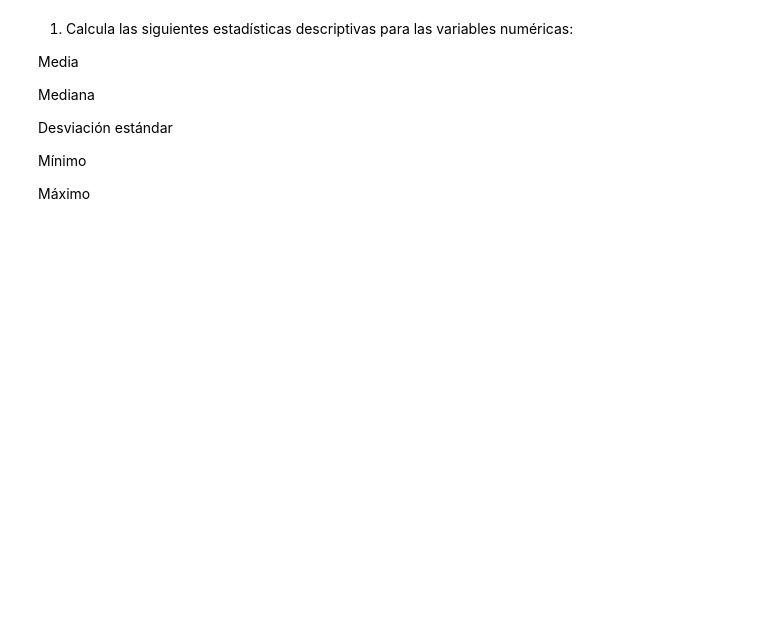
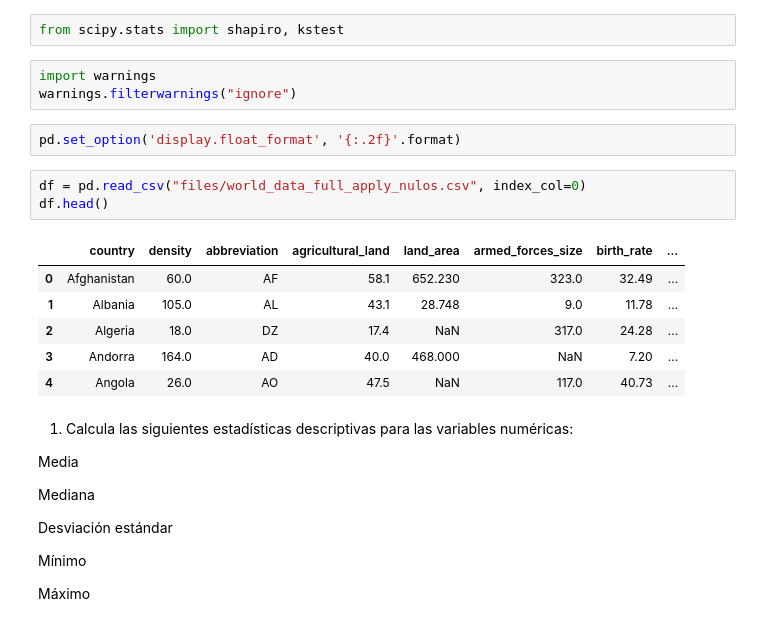
Before and after one commit to karinem0/promoG-modulo3-sprint2-pairprogramming-Johanna-Karine, a Jupyter notebook: 2.Estadística_descriptiva_pair_programming.ipynb, the cells around one changed output. Drawn from its saved outputs; the diff is of its cells as text; blank space fills up the shorter version.

```diff
--- a/2.Estadística_descriptiva_pair_programming.ipynb
+++ b/2.Estadística_descriptiva_pair_programming.ipynb
@@ -13,3 +28,20 @@ Instrucciones:
+# %%
+from scipy.stats import shapiro, kstest
+# %%
+import warnings
+warnings.filterwarnings("ignore")
+# %%
+pd.set_option('display.float_format', '{:.2f}'.format)
+# %%
+df = pd.read_csv("files/world_data_full_apply_nulos.csv", index_col=0)
+df.head()
+# %% [output]
+|  | country | density | abbreviation | agricultural_land | land_area | armed_forces_size | birth_rate | ... |
+| 0 | Afghanistan | 60.0 | AF | 58.1 | 652.230 | 323.0 | 32.49 | ... |
+| 1 | Albania | 105.0 | AL | 43.1 | 28.748 | 9.0 | 11.78 | ... |
+| 2 | Algeria | 18.0 | DZ | 17.4 | NaN | 317.0 | 24.28 | ... |
+| 3 | Andorra | 164.0 | AD | 40.0 | 468.000 | NaN | 7.20 | ... |
+| 4 | Angola | 26.0 | AO | 47.5 | NaN | 117.0 | 40.73 | ... |
 # %% [markdown]
 
 1. Calcula las siguientes estadísticas descriptivas para las variables numéricas:
```
Also changed, not shown: parts of 19 cells of this notebook.
